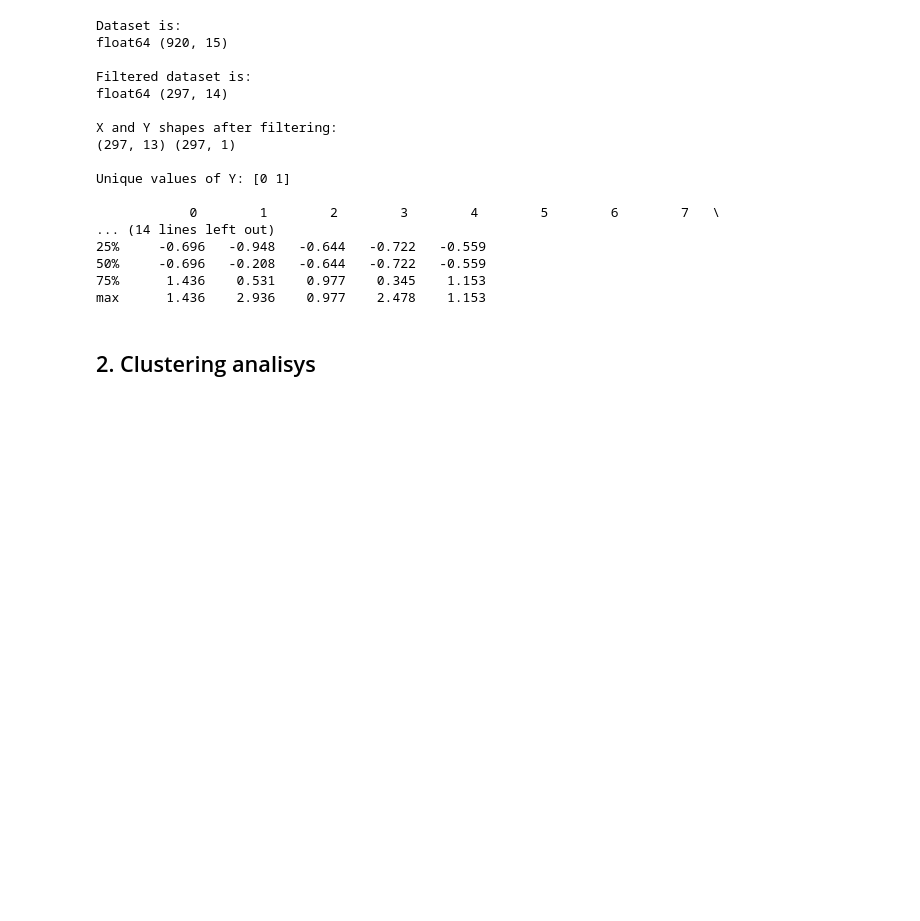
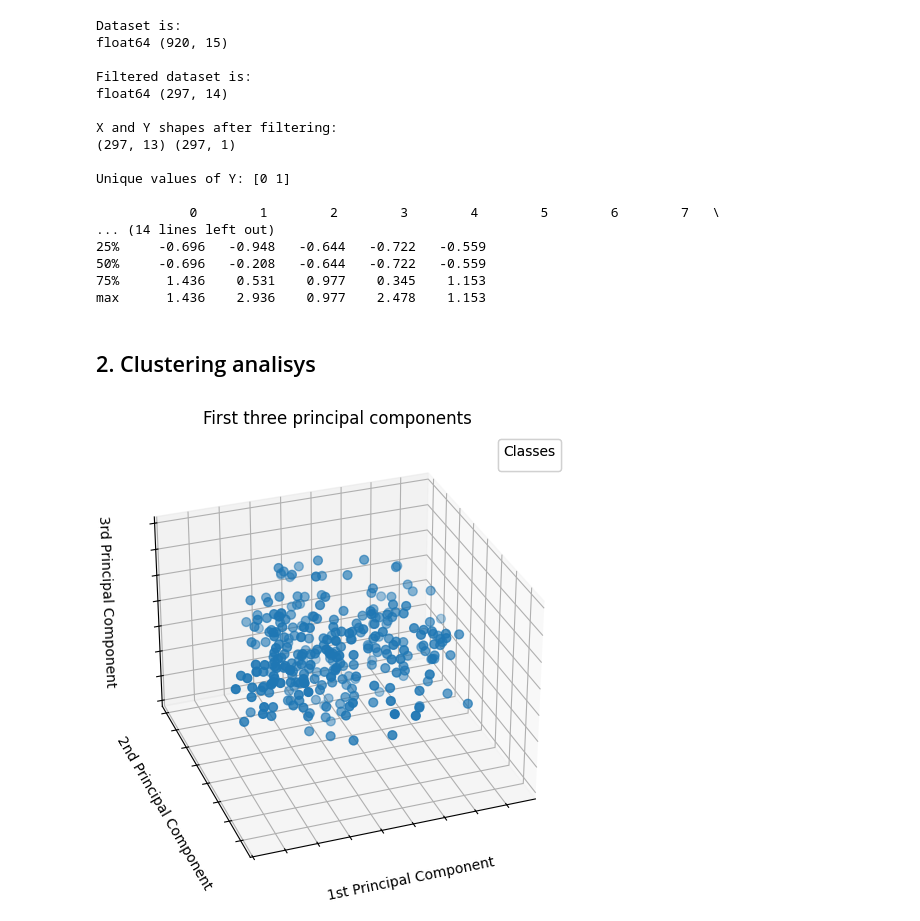
Before and after one commit to carlotoffoli/tdc_fp, a Jupyter notebook: main.ipynb, the cells around one changed output. Cells and saved outputs as stored; diff of their text form; code cells hidden in the pictures; blank space fills up the shorter version.

Commit message:
[#5] Sample code for PCA decomposition

```diff
--- a/main.ipynb
+++ b/main.ipynb
@@ -149,3 +149,44 @@ Unique values of Y: [0 1]
 max      1.436    2.936    0.977    2.478    1.153
 # %% [markdown]
 ## 2. Clustering analisys
+# %%
+# For what concerns visualization, we need to decompose the data into at most 3 components
+# (plus the labels which are represented by the color of the datapoints)
+
+# Sample code
+from sklearn.decomposition import PCA
+
+fig = plt.figure(1, figsize=(8, 6))
+ax = fig.add_subplot(111, projection="3d", elev=-150, azim=110)
+
+X_reduced = PCA(n_components=3).fit_transform(X)
+scatter = ax.scatter(
+    X_reduced[:, 0],
+    X_reduced[:, 1],
+    X_reduced[:, 2],
+    c=pd.Series(Y),
+    s=40,
+)
+
+ax.set(
+    title="First three principal components",
+    xlabel="1st Principal Component",
+    ylabel="2nd Principal Component",
+    zlabel="3rd Principal Component",
+)
+ax.xaxis.set_ticklabels([])
+ax.yaxis.set_ticklabels([])
+ax.zaxis.set_ticklabels([])
+
+# Add a legend
+legend1 = ax.legend(
+    scatter.legend_elements()[0],
+    range(5),
+    loc="upper right",
+    title="Classes",
+)
+ax.add_artist(legend1)
+
+plt.show()
+# %% [output]
+[figure, added]
```
